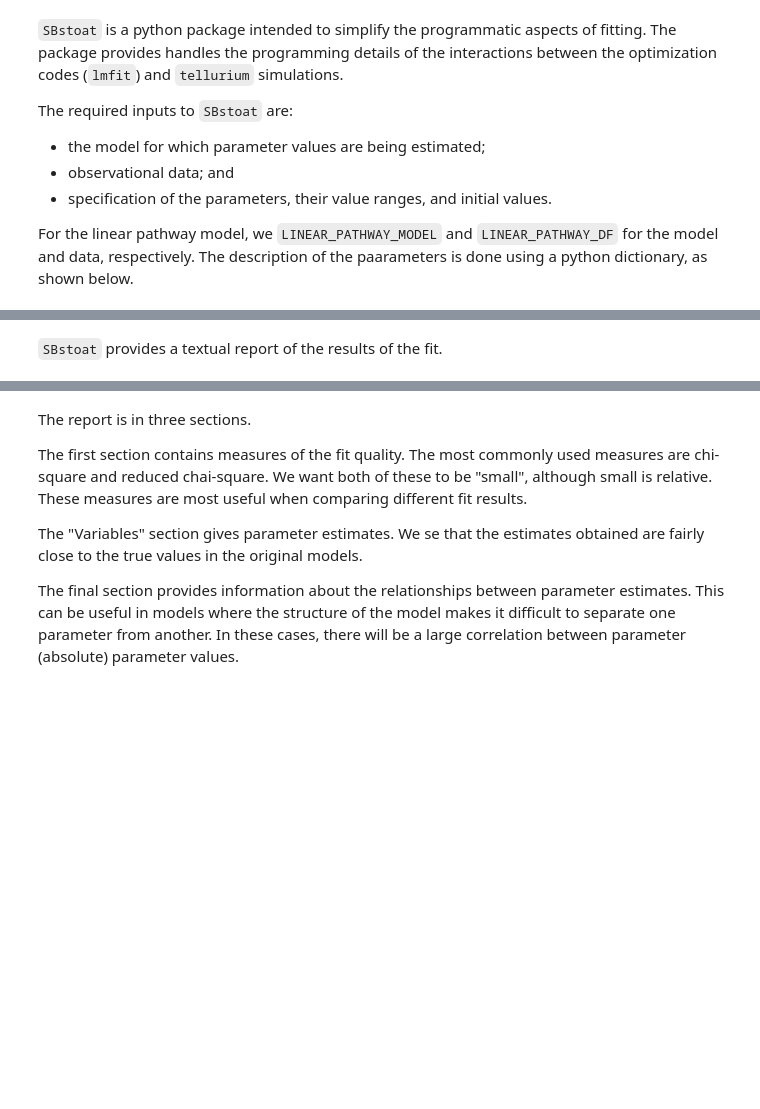
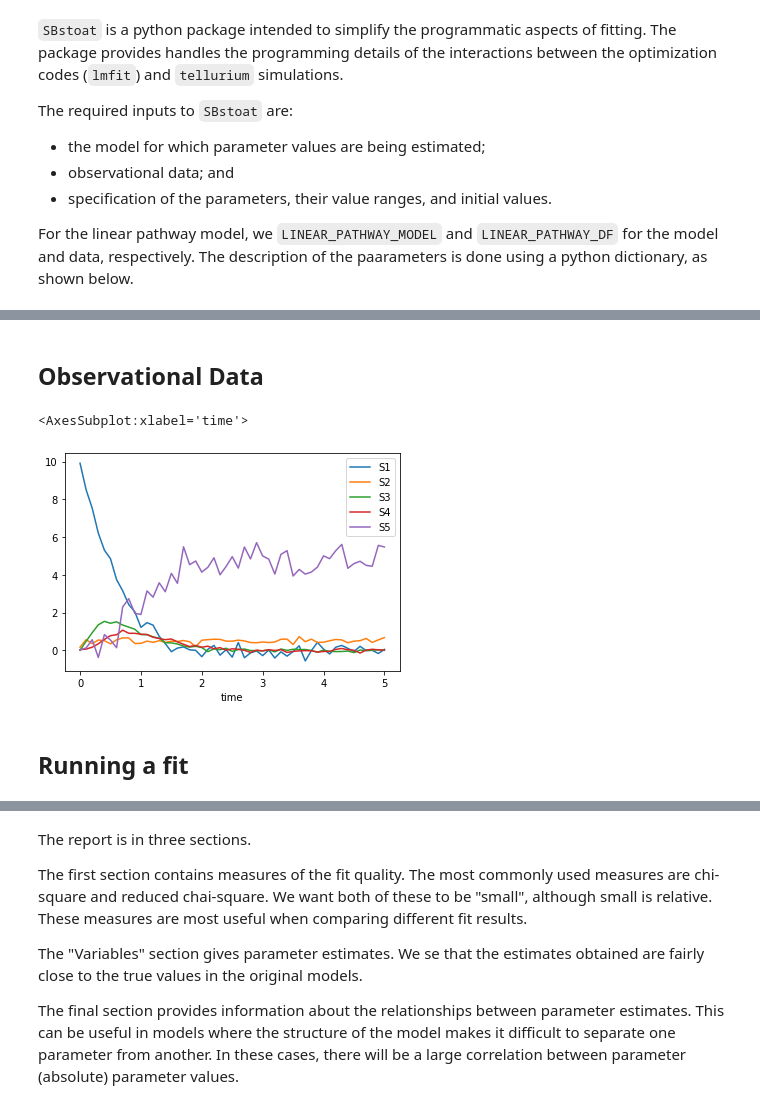
Before and after one commit to ModelEngineering/BIOEN-437, a Jupyter notebook: Lectures/Parameter-Fitting/pf_part_4_complete_example.ipynb, the cells around one changed output, grey strips where cells are left out. Cells and saved outputs as stored; diff of their text form; code cells hidden in the pictures; blank space fills up the shorter version.

Commit message:
Updates for parameter estimation

```diff
--- a/Lectures/Parameter-Fitting/pf_part_4_complete_example.ipynb
+++ b/Lectures/Parameter-Fitting/pf_part_4_complete_example.ipynb
@@ -49,3 +24,11 @@ URLError: <urlopen error [Errno -2] Name or service not known>
+# %%
+MODEL = """
+A->B; A
+B->; k*B;
+A = 10;
+B=0
+k = 2
+"""
 # %%
 def plotTS(ts, title=""):
     """
@@ -75,3 +119,18 @@ The required inputs to ``SBstoat`` are:
 
 For the linear pathway model, we ``LINEAR_PATHWAY_MODEL`` and ``LINEAR_PATHWAY_DF`` for the model and data, respectively.
 The description of the paarameters is done using a python dictionary, as shown below.
+# %%
+MODEL2 = """
+R1:  S1 -> S2; k1*S1
+R2: S2 + S1 -> S3; k2*S2*S1
+R3: S3 -> S4 + S1; k3*S3
+R4: S4 + S1 -> S5; k4*S4
+
+S1 = 10
+
+// Parameters
+k1 = 0; # Nominal value of parameter
+k2 = 0; # Nominal value of parameter
+k3 = 0; # Nominal value of parameter
+k4 = 0; # Nominal value of parameter
+"""
@@ -97,2 +146,0 @@ fitter.fitModel()
-# %% [markdown]
-``SBstoat`` provides a textual report of the results of the fit.
@@ -100,0 +147,13 @@ print(fitter.reportFit())
+# %% [markdown]
+## Observational Data
+# %%
+# Generate synthetic data
+parameter_dct = {"k1": 1, "k2": 2, "k3": 3, "k4": 4}
+df = generateNoisyData(MODEL2, 0.2, parameter_dct=parameter_dct)
+OBSERVED_TS = NamedTimeseries(dataframe=df)
+OBSERVED_TS.to_dataframe().plot()
+# %% [output]
+<AxesSubplot:xlabel='time'>
+[figure, added]
+# %% [markdown]
+## Running a fit
```
Also changed, not shown: parts of 44 cells of this notebook, 2 other files.
